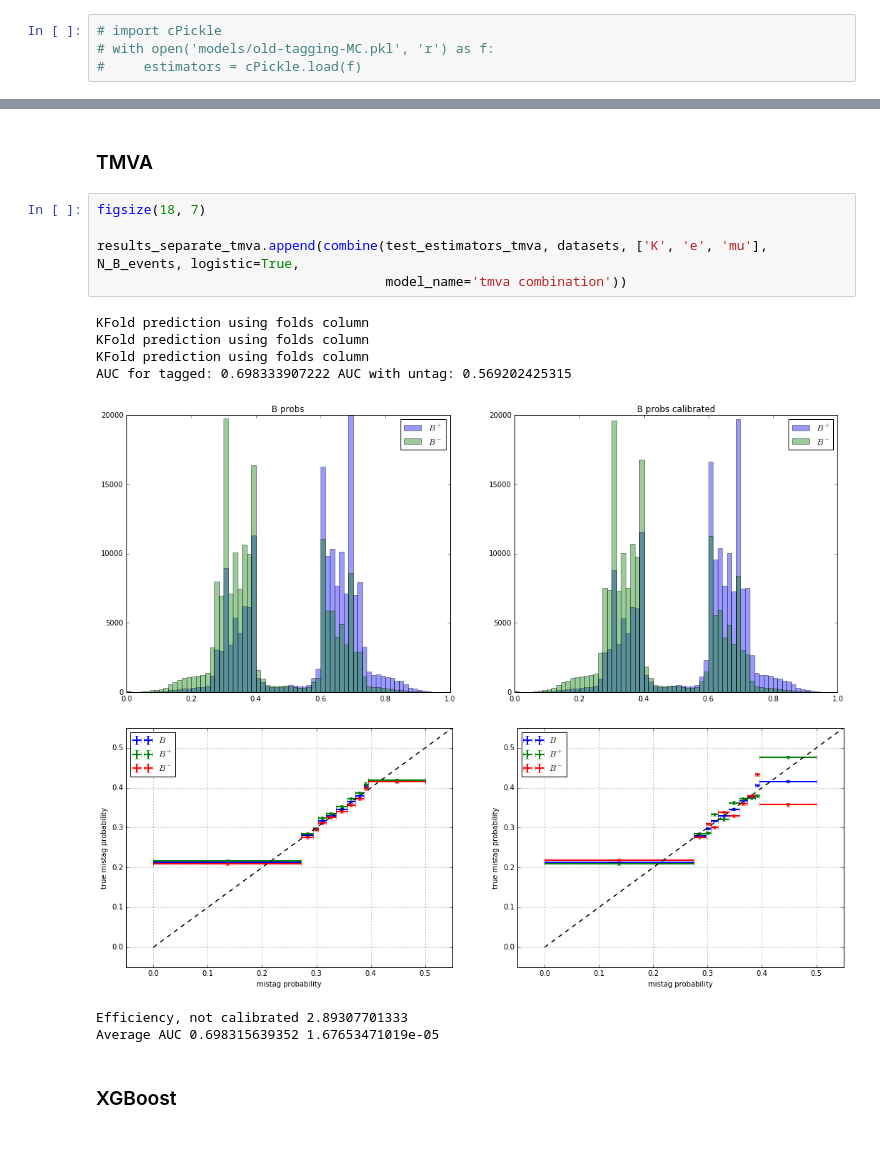
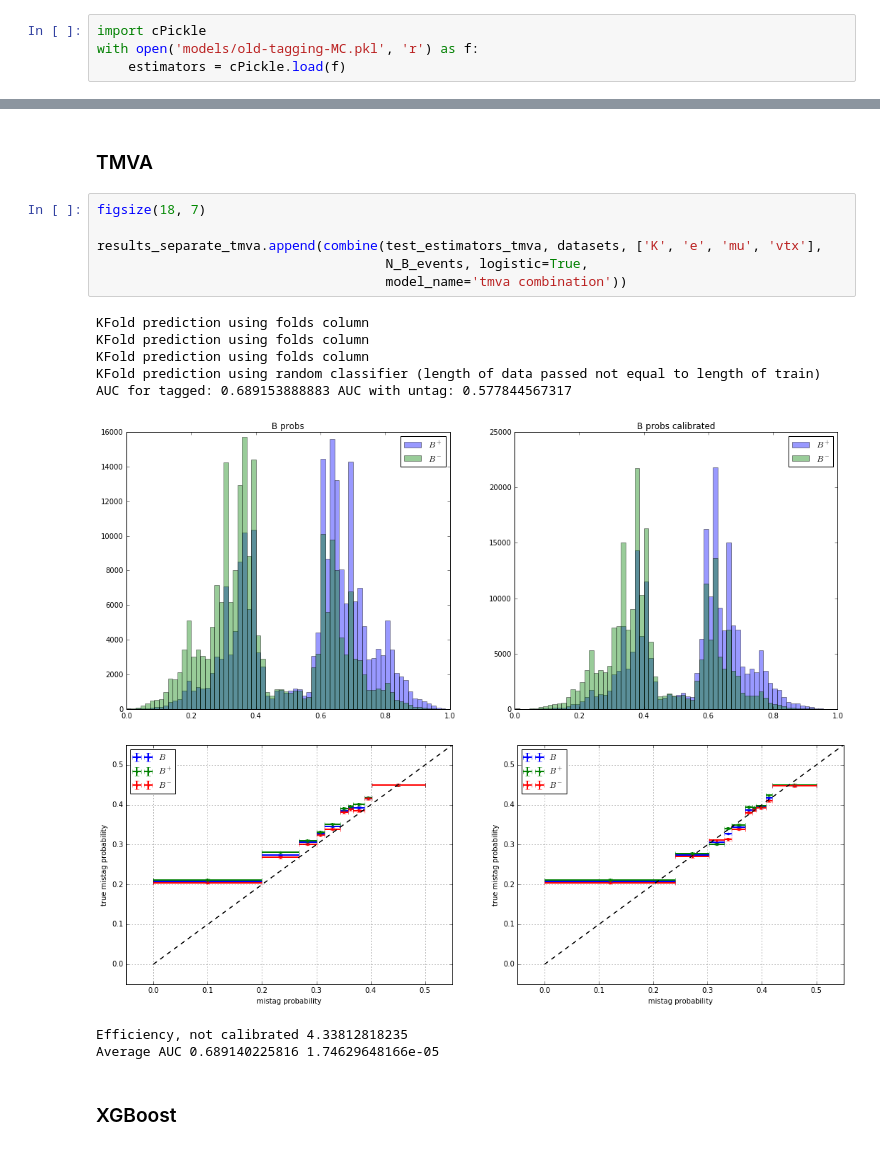
Before and after one commit to tlikhomanenko/tagging_LHCb, a Jupyter notebook: old-tagging-MC.ipynb, the cells around one changed output, grey strips where cells are left out. Cells and saved outputs as stored; diff of their text form.

```diff
--- a/old-tagging-MC.ipynb
+++ b/old-tagging-MC.ipynb
@@ -157,9 +157,9 @@ for key, data in datasets.items():
                                                   features=features[key])
     estimators[key + '_tmva'].fit(data, data['label'], data['N_sig_sw'])
 # %%
-# import cPickle
-# with open('models/old-tagging-MC.pkl', 'r') as f:
-#     estimators = cPickle.load(f)
+import cPickle
+with open('models/old-tagging-MC.pkl', 'r') as f:
+    estimators = cPickle.load(f)
 # %%
 import cPickle
 with open('models/old-tagging-MC.pkl', 'w') as f:
@@ -399,17 +406,19 @@ pandas.concat(results_separate_kstar + results_separate_ks)
 # %%
 figsize(18, 7)
 
-results_separate_tmva.append(combine(test_estimators_tmva, datasets, ['K', 'e', 'mu'], N_B_events, logistic=True,
+results_separate_tmva.append(combine(test_estimators_tmva, datasets, ['K', 'e', 'mu', 'vtx'],
+                                     N_B_events, logistic=True,
                                      model_name='tmva combination'))
 # %% [output]
 KFold prediction using folds column
 KFold prediction using folds column
 KFold prediction using folds column
-AUC for tagged: 0.698333907222 AUC with untag: 0.569202425315
+KFold prediction using random classifier (length of data passed not equal to length of train)
+AUC for tagged: 0.689153888883 AUC with untag: 0.577844567317
-[figure, old version]
+[figure, new version]
-[figure, old version]
+[figure, new version]
-Efficiency, not calibrated 2.89307701333
-Average AUC 0.698315639352 1.67653471019e-05
+Efficiency, not calibrated 4.33812818235
+Average AUC 0.689140225816 1.74629648166e-05
 # %% [markdown]
 ### XGBoost
 # %%
```
Also changed, not shown: parts of 17 cells of this notebook.
